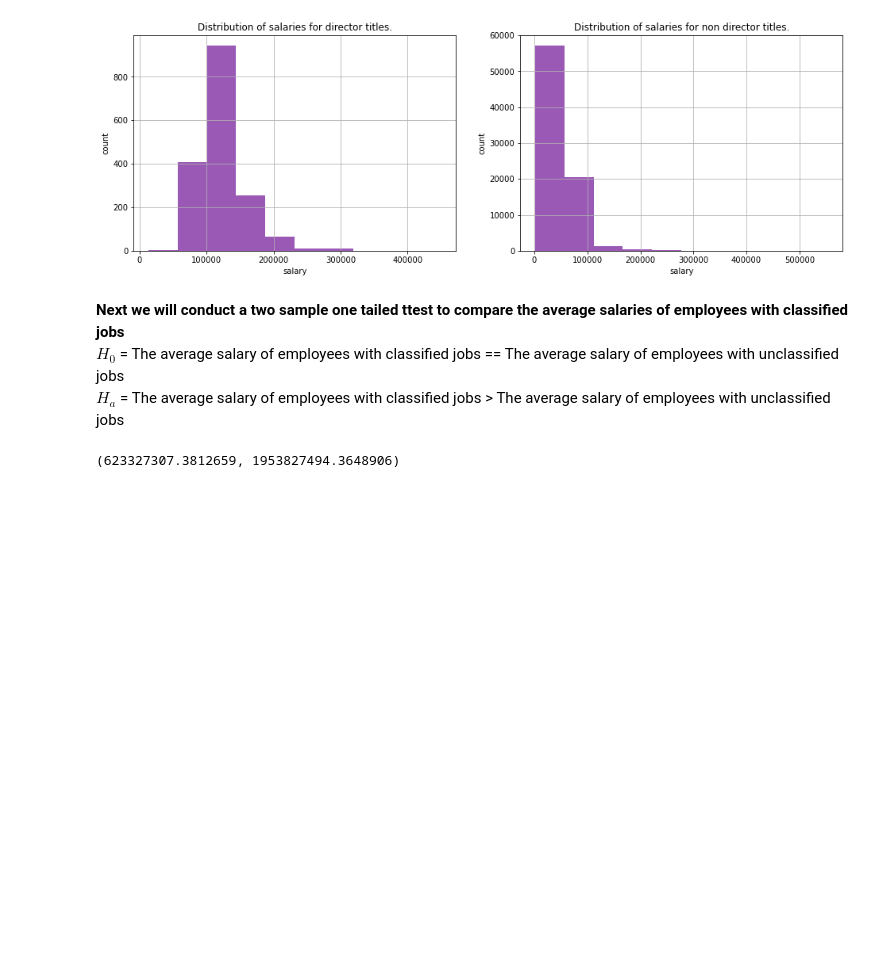
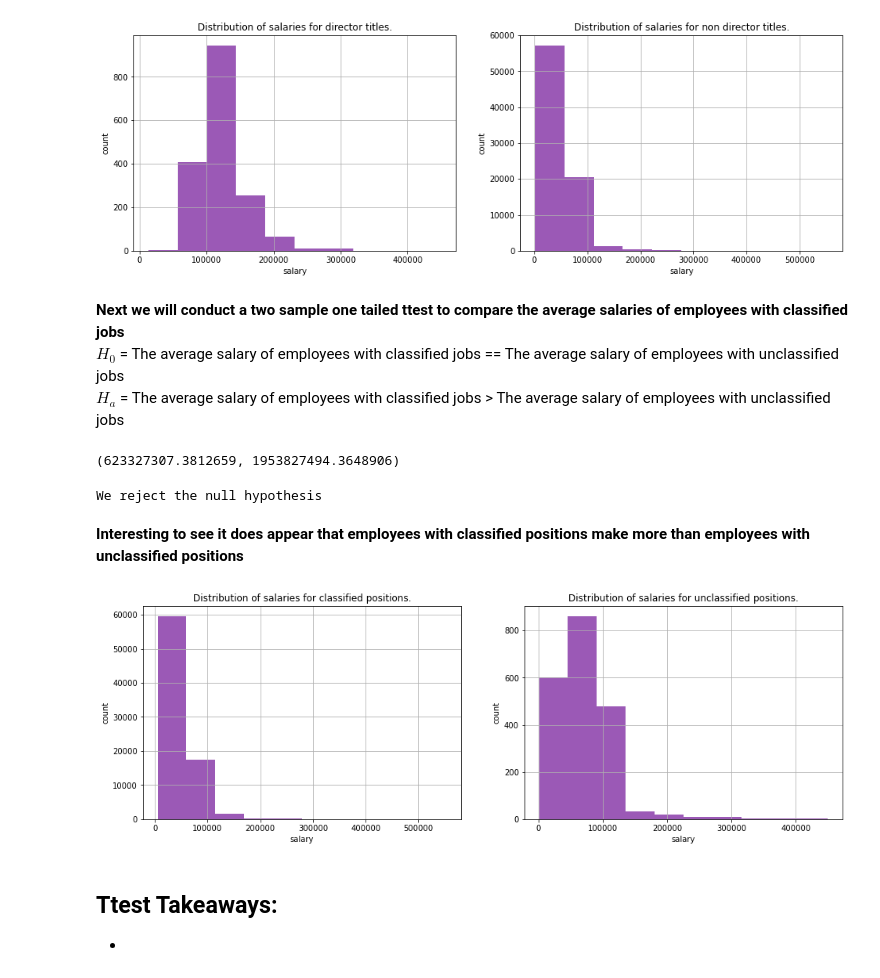
Before and after one commit to Texas-Government-Employee-Salaries/Predicting-Salaries, a Jupyter notebook: desiree_initial.ipynb, the cells around one changed output. Drawn from its saved outputs; the diff is of its cells as text; code cells hidden in the pictures; blank space fills up the shorter version.

```diff
--- a/desiree_initial.ipynb
+++ b/desiree_initial.ipynb
@@ -536,3 +536,34 @@ unclassified = train[train.is_unclassified==1].annual_salary
 classified.var(), unclassified.var()
 # %% [output]
 (623327307.3812659, 1953827494.3648906)
+# %%
+# assign t and p value
+t, p = stats.ttest_ind(unclassified, classified, equal_var=False)
+
+
+if (p/2 < alpha) & (t > 0):
+    print("We reject the null hypothesis")
+else:
+    print("We fail to reject the null hypothesis")
+# %% [output]
+We reject the null hypothesis
+# %% [markdown]
+**Interesting to see it does appear that employees with classified positions make more than employees with unclassified positions**
+# %%
+# take a look at salary distribution
+plt.figure(figsize=(16,5))
+plt.subplot(121)
+classified.hist(color='#9b59b6')
+plt.xlabel('salary')
+plt.ylabel('count')
+plt.title('Distribution of salaries for classified positions.')
+plt.subplot(122)
+unclassified.hist(color='#9b59b6')
+plt.xlabel('salary')
+plt.ylabel('count')
+plt.title('Distribution of salaries for unclassified positions.');
+# %% [output]
+[figure, added]
+# %% [markdown]
+## Ttest Takeaways:
+-
```
